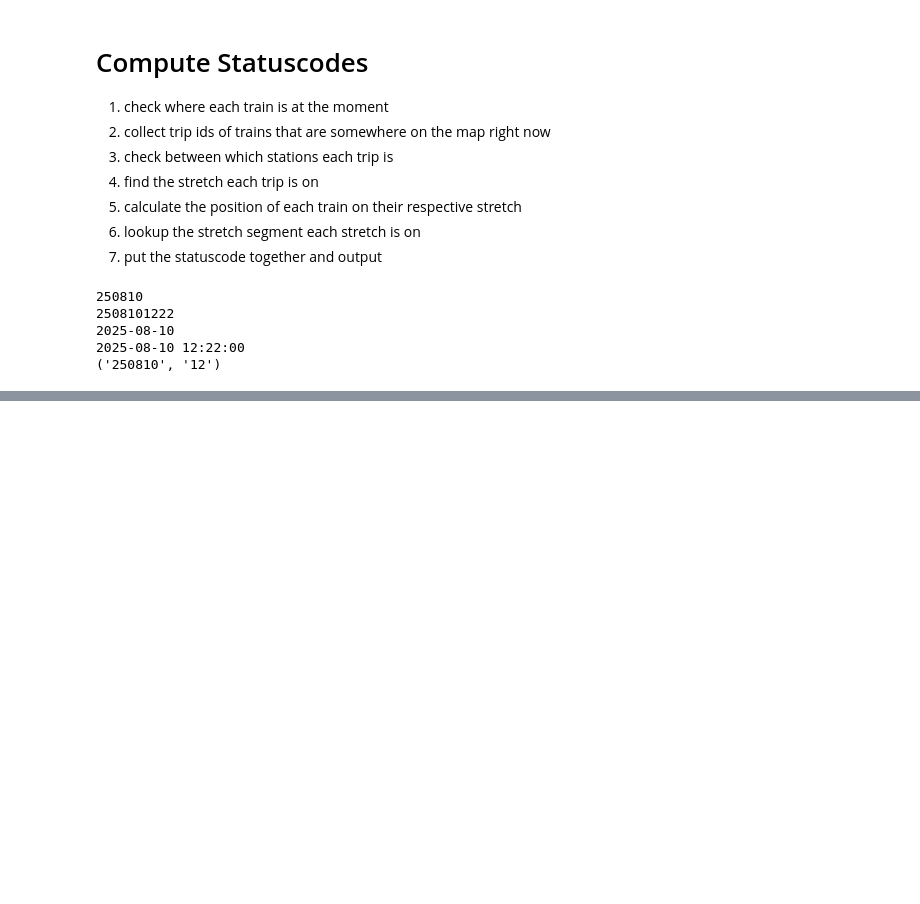
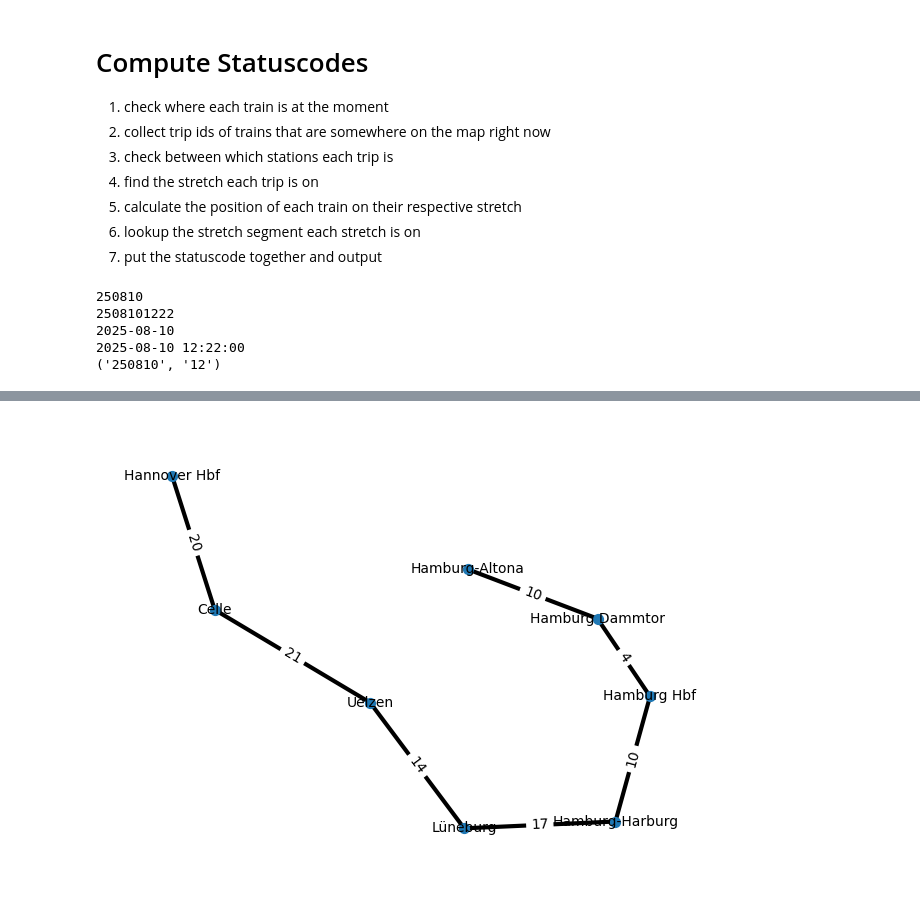
Before and after one commit to lumaghg/heidelberg-train-monitor, a Jupyter notebook: src/de/de_compute_statuscodes.ipynb, the cells around one changed output, grey strips where cells are left out. Saved outputs shown, nothing was run; the diff lists cells and outputs as text; code cells hidden in the pictures; blank space fills up the shorter version.

Commit message:
switch to graphs

```diff
--- a/src/de/de_compute_statuscodes.ipynb
+++ b/src/de/de_compute_statuscodes.ipynb
@@ -18,6 +18,7 @@ load_dotenv()
 
 STOPTIMES_PATH = 'stoptimes.csv'
 STRETCHES_PATH = './static/stretches.csv'
+STATIONS_PATH = './static/stations.csv'
 
 # chatgpt generiert lol
 import datetime
@@ -158,0 +150,27 @@ df_trip_statuses['stretch_id'] = df_trip_statuses.apply(compute_stretch_for_trip
+# %%
+# draw graph for development
+if True:
+    import matplotlib.pyplot as plt
+
+    pos = nx.spring_layout(G, seed=7, weight='attraction_force')  # positions for all nodes - seed for reproducibility
+
+    # nodes
+    nx.draw_networkx_nodes(G, pos, node_size=50)
+
+    # edges
+    nx.draw_networkx_edges(G, pos, edgelist=G.edges, width=3)
+
+    # node labels
+    labels = {n: d["station_name"] for n, d in G.nodes(data=True)}
+    nx.draw_networkx_labels(G, pos, font_size=10, font_family="sans-serif", labels=labels)
+    # edge weight labels
+    edge_labels = nx.get_edge_attributes(G, "travel_cost")
+    nx.draw_networkx_edge_labels(G, pos, edge_labels)
+
+    ax = plt.gca()
+    ax.margins(0.08)
+    plt.axis("off")
+    plt.tight_layout()
+    plt.show()
+# %% [output]
+[figure, added]
```
Also changed, not shown: parts of 6 cells of this notebook, 7 other files.
